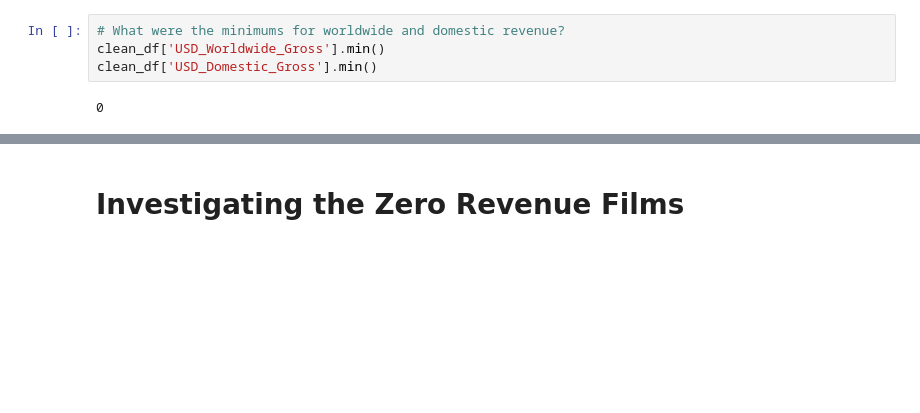
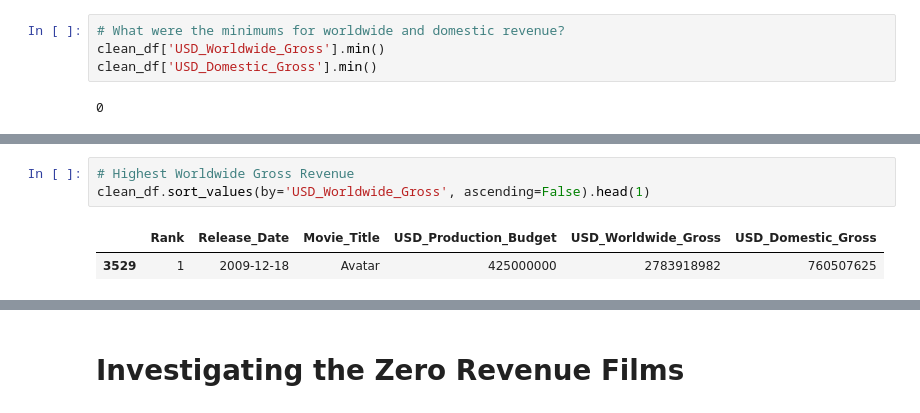
Before and after one commit to HKubinhetz/DS-Seaborn-and-Linear-Regression, a Jupyter notebook: Seaborn_and_Linear_Regression.ipynb, the cells around one changed output, grey strips where cells are left out. Saved outputs shown, nothing was run; the diff lists cells and outputs as text; blank space fills up the shorter version.

```diff
--- a/Seaborn_and_Linear_Regression.ipynb
+++ b/Seaborn_and_Linear_Regression.ipynb
@@ -192,2 +206,8 @@ clean_df['USD_Domestic_Gross'].min()
+# %%
+# Highest Worldwide Gross Revenue
+clean_df.sort_values(by='USD_Worldwide_Gross', ascending=False).head(1)
+# %% [output]
+|  | Rank | Release_Date | Movie_Title | USD_Production_Budget | USD_Worldwide_Gross | USD_Domestic_Gross |
+| 3529 | 1 | 2009-12-18 | Avatar | 425000000 | 2783918982 | 760507625 |
 # %%
 # How much revenue did the lowest and highest budget films make?
```
Also changed, not shown: parts of 7 cells of this notebook.
